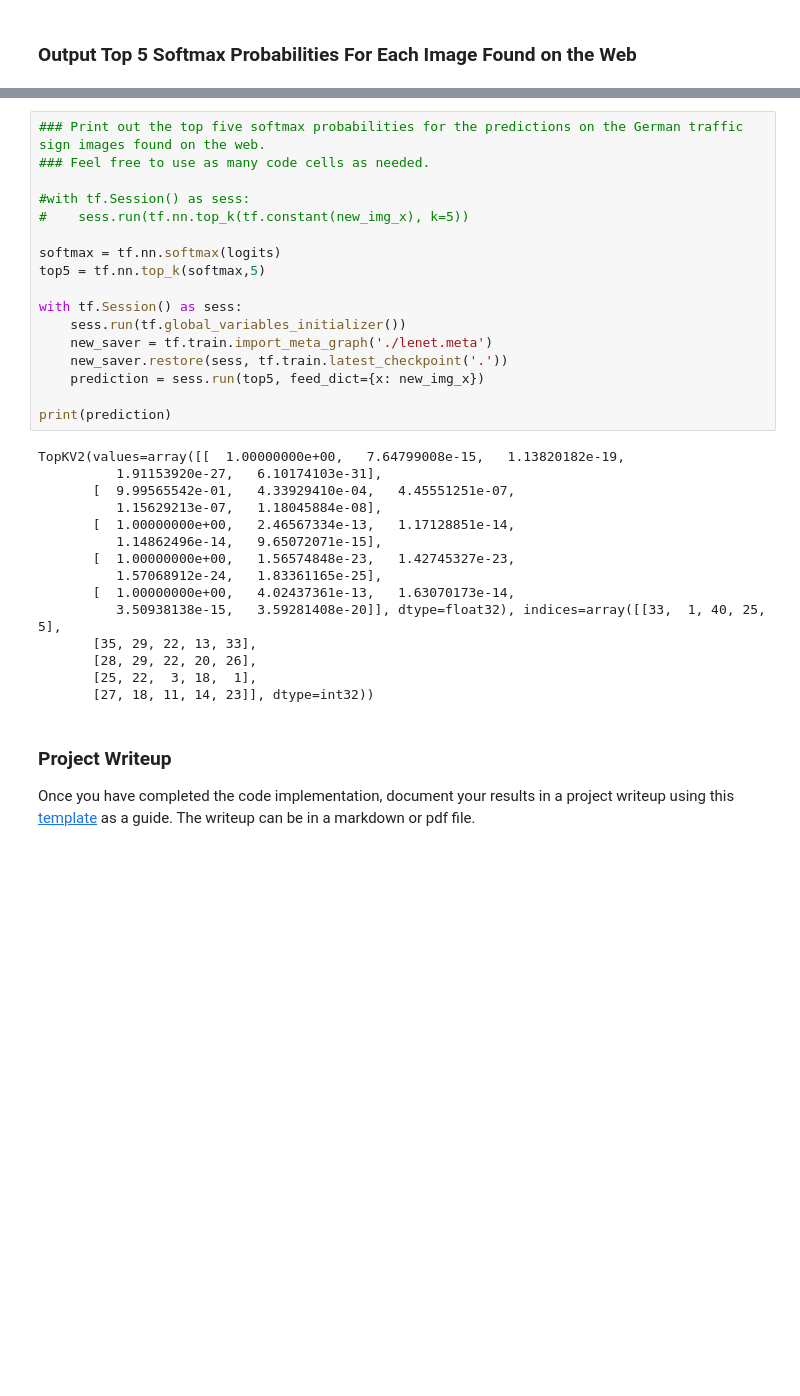
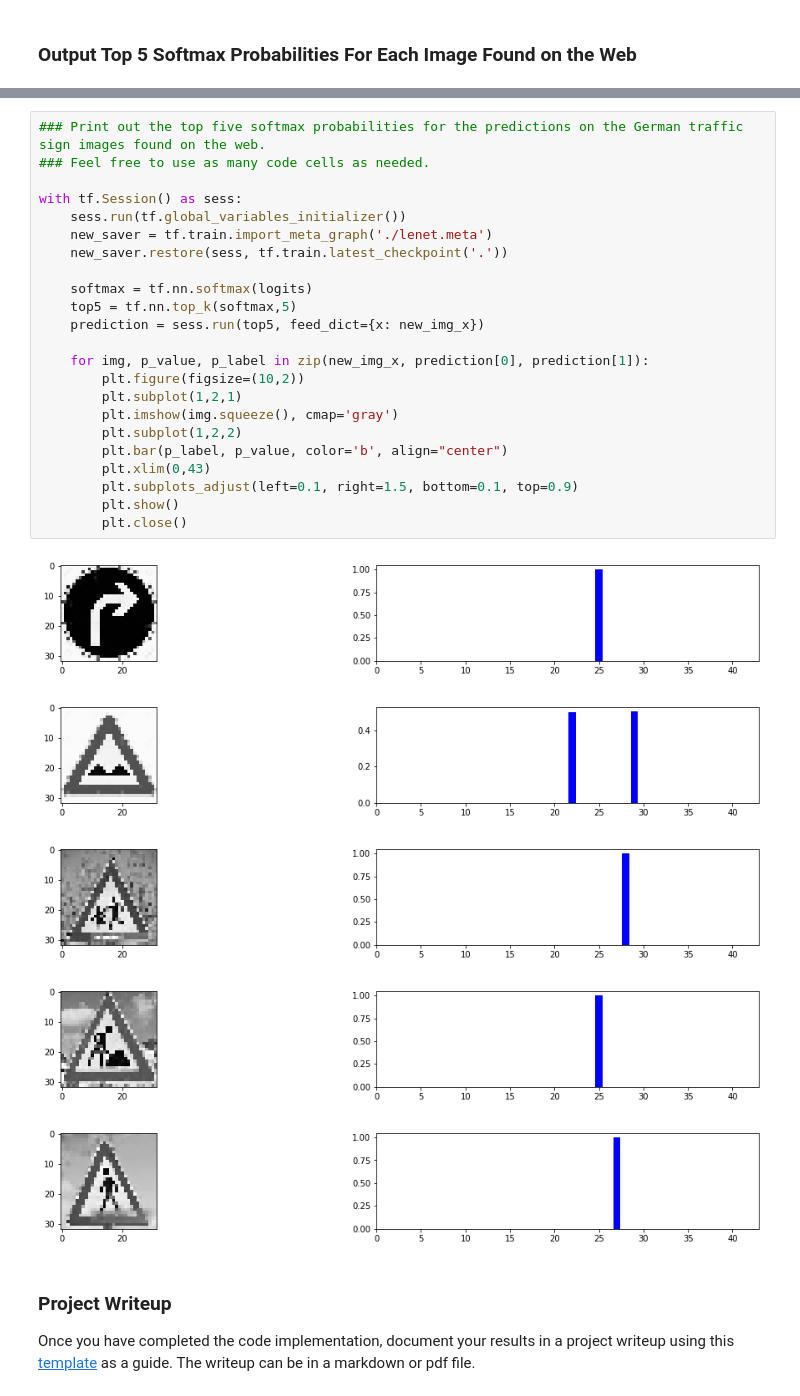
Before and after one commit to shotaro12oyama/Udacity-Traffic-Sign-Classifier, a Jupyter notebook: Traffic_Sign_Classifier.ipynb, the cells around one changed output, grey strips where cells are left out. Drawn from its saved outputs; the diff is of its cells as text; blank space fills up the shorter version.

```diff
--- a/Traffic_Sign_Classifier.ipynb
+++ b/Traffic_Sign_Classifier.ipynb
@@ -472,35 +431,32 @@ Looking just at the first row we get `[ 0.34763842,  0.24879643,  0.12789202]`,
 # %%
 ### Print out the top five softmax probabilities for the predictions on the German traffic sign images found on the web.
 ### Feel free to use as many code cells as needed.
-
-#with tf.Session() as sess:
-#    sess.run(tf.nn.top_k(tf.constant(new_img_x), k=5))
-
-softmax = tf.nn.softmax(logits)
-top5 = tf.nn.top_k(softmax,5)
 
 with tf.Session() as sess:
     sess.run(tf.global_variables_initializer())
     new_saver = tf.train.import_meta_graph('./lenet.meta')
     new_saver.restore(sess, tf.train.latest_checkpoint('.'))
+
+    softmax = tf.nn.softmax(logits)
+    top5 = tf.nn.top_k(softmax,5)
     prediction = sess.run(top5, feed_dict={x: new_img_x})
 
-print(prediction)
+    for img, p_value, p_label in zip(new_img_x, prediction[0], prediction[1]):
+        plt.figure(figsize=(10,2))
+        plt.subplot(1,2,1)
+        plt.imshow(img.squeeze(), cmap='gray')
+        plt.subplot(1,2,2)
+        plt.bar(p_label, p_value, color='b', align="center")
+        plt.xlim(0,43)
+        plt.subplots_adjust(left=0.1, right=1.5, bottom=0.1, top=0.9)
+        plt.show()
+        plt.close()
 # %% [output]
-TopKV2(values=array([[  1.00000000e+00,   7.64799008e-15,   1.13820182e-19,
-          1.91153920e-27,   6.10174103e-31],
-       [  9.99565542e-01,   4.33929410e-04,   4.45551251e-07,
-          1.15629213e-07,   1.18045884e-08],
-       [  1.00000000e+00,   2.46567334e-13,   1.17128851e-14,
-          1.14862496e-14,   9.65072071e-15],
-       [  1.00000000e+00,   1.56574848e-23,   1.42745327e-23,
-          1.57068912e-24,   1.83361165e-25],
-       [  1.00000000e+00,   4.02437361e-13,   1.63070173e-14,
-          3.50938138e-15,   3.59281408e-20]], dtype=float32), indices=array([[33,  1, 40, 25,  5],
-       [35, 29, 22, 13, 33],
-       [28, 29, 22, 20, 26],
-       [25, 22,  3, 18,  1],
-       [27, 18, 11, 14, 23]], dtype=int32))
+[figure, added]
+[figure, added]
+[figure, added]
+[figure, added]
+[figure, added]
 # %% [markdown]
 ### Project Writeup
 
```
Also changed, not shown: parts of 11 cells of this notebook, 3 other files.
